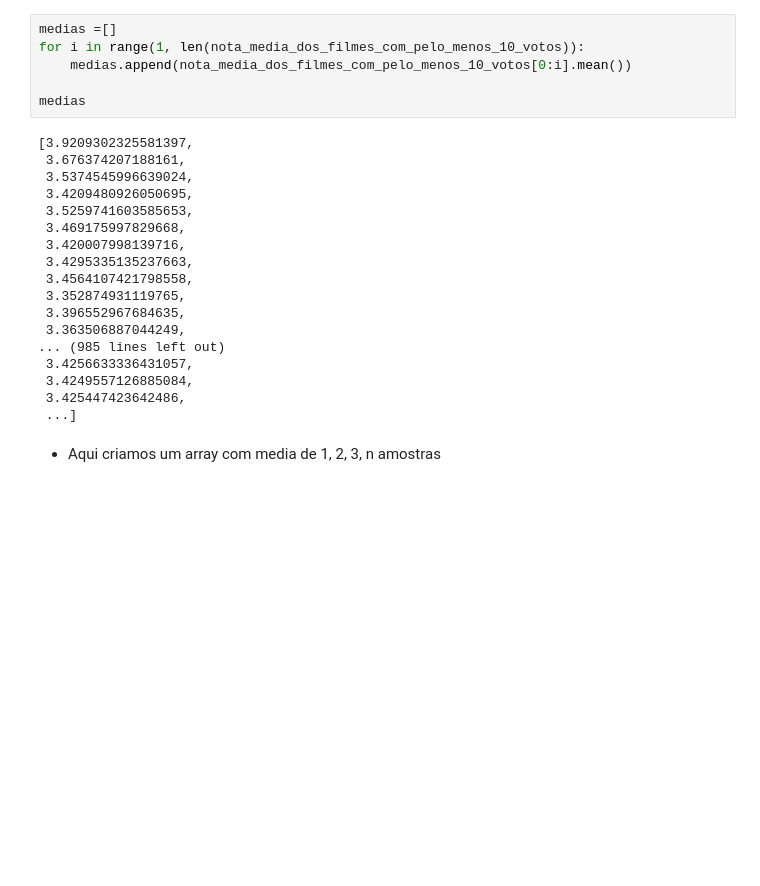
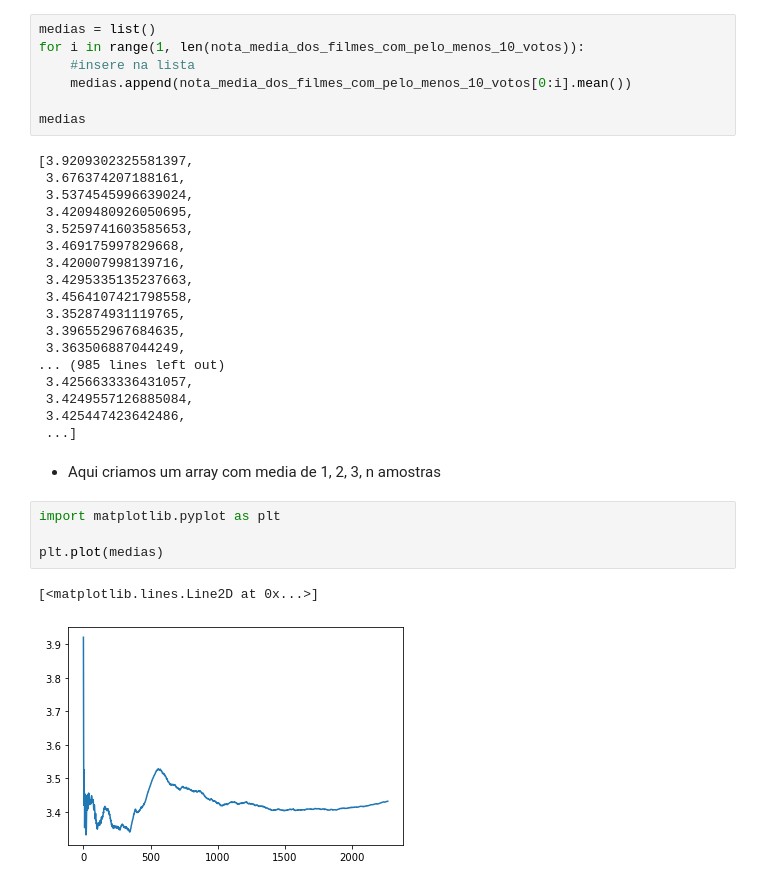
Before and after one commit to fkfouri/PythonStudy, a Jupyter notebook: data-science/testes_estatisticos/aula 0 - Introducao a Testes.ipynb, the cells around one changed output. Saved outputs shown, nothing was run; the diff lists cells and outputs as text; blank space fills up the shorter version.

```diff
--- a/data-science/testes_estatisticos/aula 0 - Introducao a Testes.ipynb
+++ b/data-science/testes_estatisticos/aula 0 - Introducao a Testes.ipynb
@@ -513,6 +581,7 @@ len(nota_media_dos_filmes_com_pelo_menos_10_votos)
 # %%
-medias =[]
+medias = list()
 for i in range(1, len(nota_media_dos_filmes_com_pelo_menos_10_votos)):
+    #insere na lista
     medias.append(nota_media_dos_filmes_com_pelo_menos_10_votos[0:i].mean())
 
 medias
@@ -536,3 +605,10 @@ medias
  ...]
 # %% [markdown]
 - Aqui criamos um array com media de 1, 2, 3, n amostras
+# %%
+import matplotlib.pyplot as plt
+
+plt.plot(medias)
+# %% [output]
+[<matplotlib.lines.Line2D at 0x...>]
+[figure, added]
```
Also changed, not shown: parts of 92 cells of this notebook.
